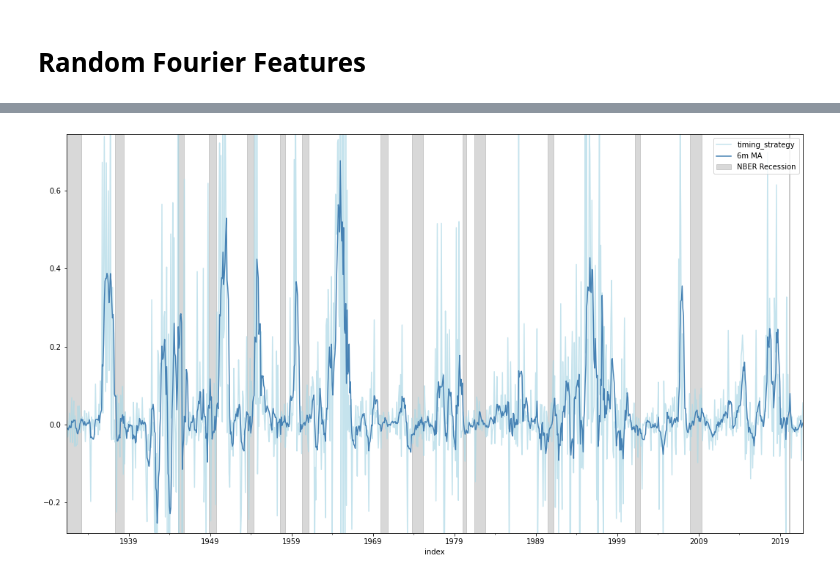
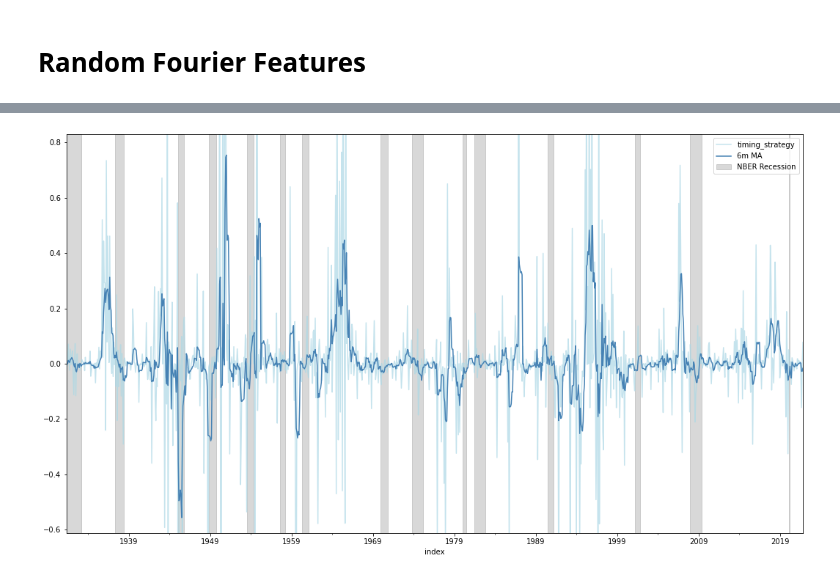
Before and after one commit to nkonts/replication-the-virtue-of-complexity-in-return-prediction, a Jupyter notebook: experiment.ipynb, the cells around one changed output, grey strips where cells are left out. Drawn from its saved outputs; the diff is of its cells as text; code cells hidden in the pictures.

Commit message:
SR calculation on timing_strategy instead of forecast

```diff
--- a/experiment.ipynb
+++ b/experiment.ipynb
@@ -216,24 +224,24 @@ result.round(4)
 # %%
 plot_data = pd.DataFrame()
-plot_data["timing_strategy"] = backtest.loc[backtest["z"] == 1000, "forecast"]
+plot_data["timing_strategy"] = backtest.loc[backtest["z"] == 1000, "timing_strategy"]
 plot_data["6m MA"] = plot_data["timing_strategy"].rolling(6).mean()
 
 recessions = [t for date_list in nber.apply(lambda x: pd.date_range(x["peak"], x["trough"]), axis=1).values for t in date_list]
 plot_data["NBER Recession"] = plot_data.index.isin(recessions).astype(int)
 
 plot_data = plot_data.dropna()
 
 fig, ax = plt.subplots(figsize=(18,10))
 plot_data["timing_strategy"].plot(ax=ax, alpha=0.7, c="lightblue")
 plot_data["6m MA"].plot(ax=ax, c="steelblue")
 ax.set_ylim(plot_data["6m MA"].min()*1.1, plot_data["6m MA"].max()*1.1)
 ax.fill_between(plot_data.index, ax.get_ylim()[0], ax.get_ylim()[1],
                 where=plot_data["NBER Recession"] == 1 ,color='grey', alpha=0.3,  label="NBER Recession")
 ax.legend(loc="upper right")
 plt.savefig("plots/result.jpg")
 plt.show()
 # %% [output]
-[figure, old version]
+[figure, new version]
 # %% [markdown]
 ## Expected plot:
 ![Expected plot](plots/expected_result.png "Expected plot")
```
Also changed, not shown: parts of 5 cells of this notebook, 2 other files.
